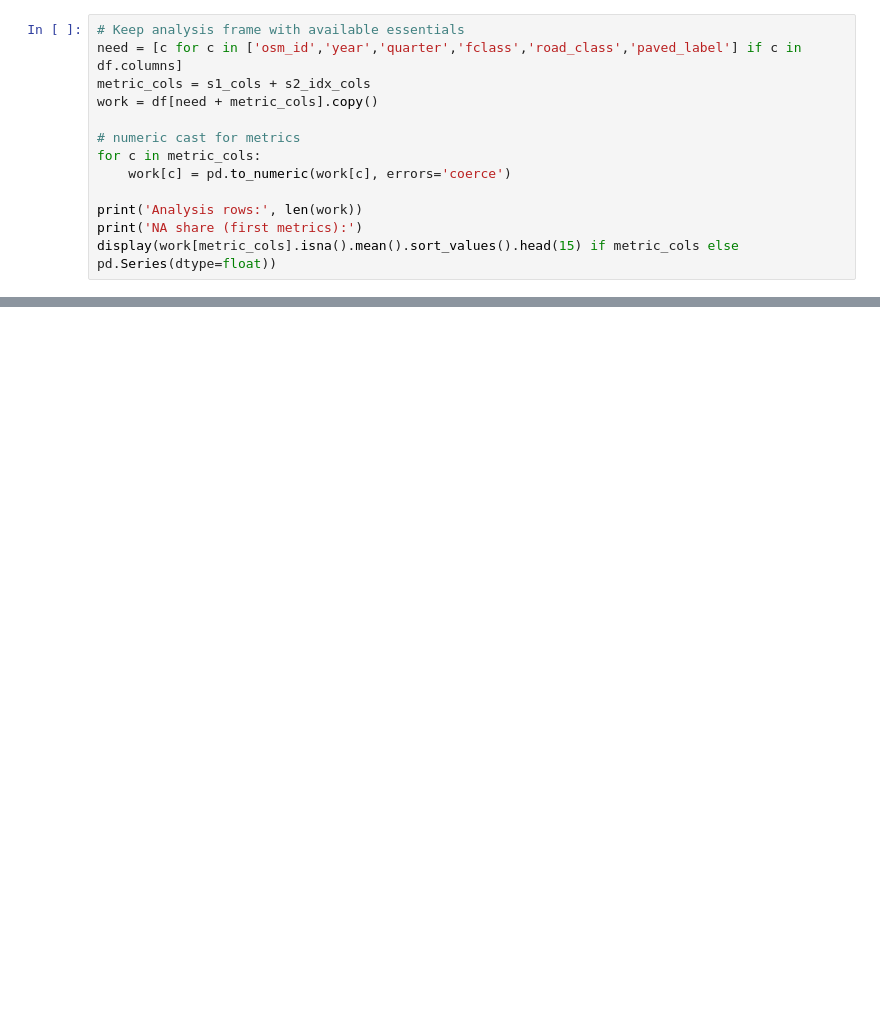
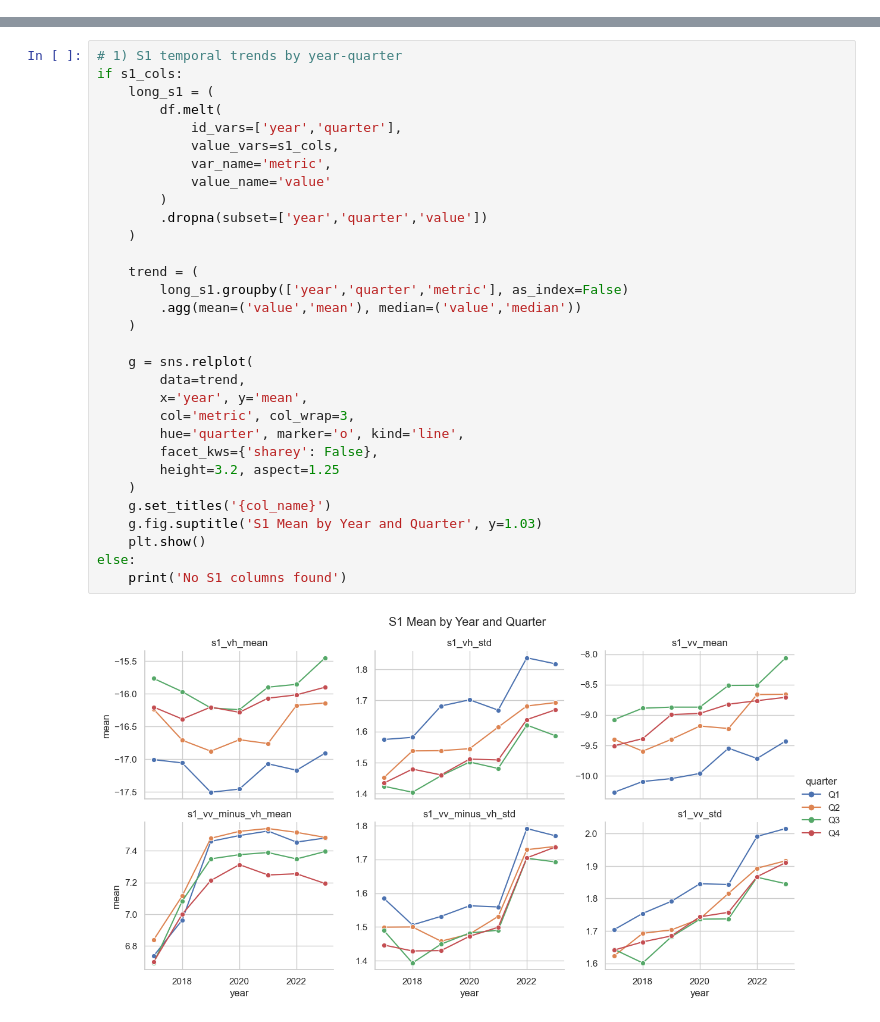
Before and after one commit to tsl-imperial/Sentinel-FYP, a Jupyter notebook: notebooks/sentinel1.ipynb, the cells around one changed output, grey strips where cells are left out. Cells and saved outputs as stored; diff of their text form; blank space fills up the shorter version.

Commit message:
update s1 data

```diff
--- a/notebooks/sentinel1.ipynb
+++ b/notebooks/sentinel1.ipynb
@@ -138,13 +34,0 @@ S2 quarterly cols: 0
-# %%
-# Keep analysis frame with available essentials
-need = [c for c in ['osm_id','year','quarter','fclass','road_class','paved_label'] if c in df.columns]
-metric_cols = s1_cols + s2_idx_cols
-work = df[need + metric_cols].copy()
-
-# numeric cast for metrics
-for c in metric_cols:
-    work[c] = pd.to_numeric(work[c], errors='coerce')
-
-print('Analysis rows:', len(work))
-print('NA share (first metrics):')
-display(work[metric_cols].isna().mean().sort_values().head(15) if metric_cols else pd.Series(dtype=float))
@@ -275,0 +142,33 @@ print('Saved:', OUT)
+# %%
+# 1) S1 temporal trends by year-quarter
+if s1_cols:
+    long_s1 = (
+        df.melt(
+            id_vars=['year','quarter'],
+            value_vars=s1_cols,
+            var_name='metric',
+            value_name='value'
+        )
+        .dropna(subset=['year','quarter','value'])
+    )
+
+    trend = (
+        long_s1.groupby(['year','quarter','metric'], as_index=False)
+        .agg(mean=('value','mean'), median=('value','median'))
+    )
+
+    g = sns.relplot(
+        data=trend,
+        x='year', y='mean',
+        col='metric', col_wrap=3,
+        hue='quarter', marker='o', kind='line',
+        facet_kws={'sharey': False},
+        height=3.2, aspect=1.25
+    )
+    g.set_titles('{col_name}')
+    g.fig.suptitle('S1 Mean by Year and Quarter', y=1.03)
+    plt.show()
+else:
+    print('No S1 columns found')
+# %% [output]
+[figure, added]
```
Also changed, not shown: parts of 25 cells of this notebook, 24 other files.
